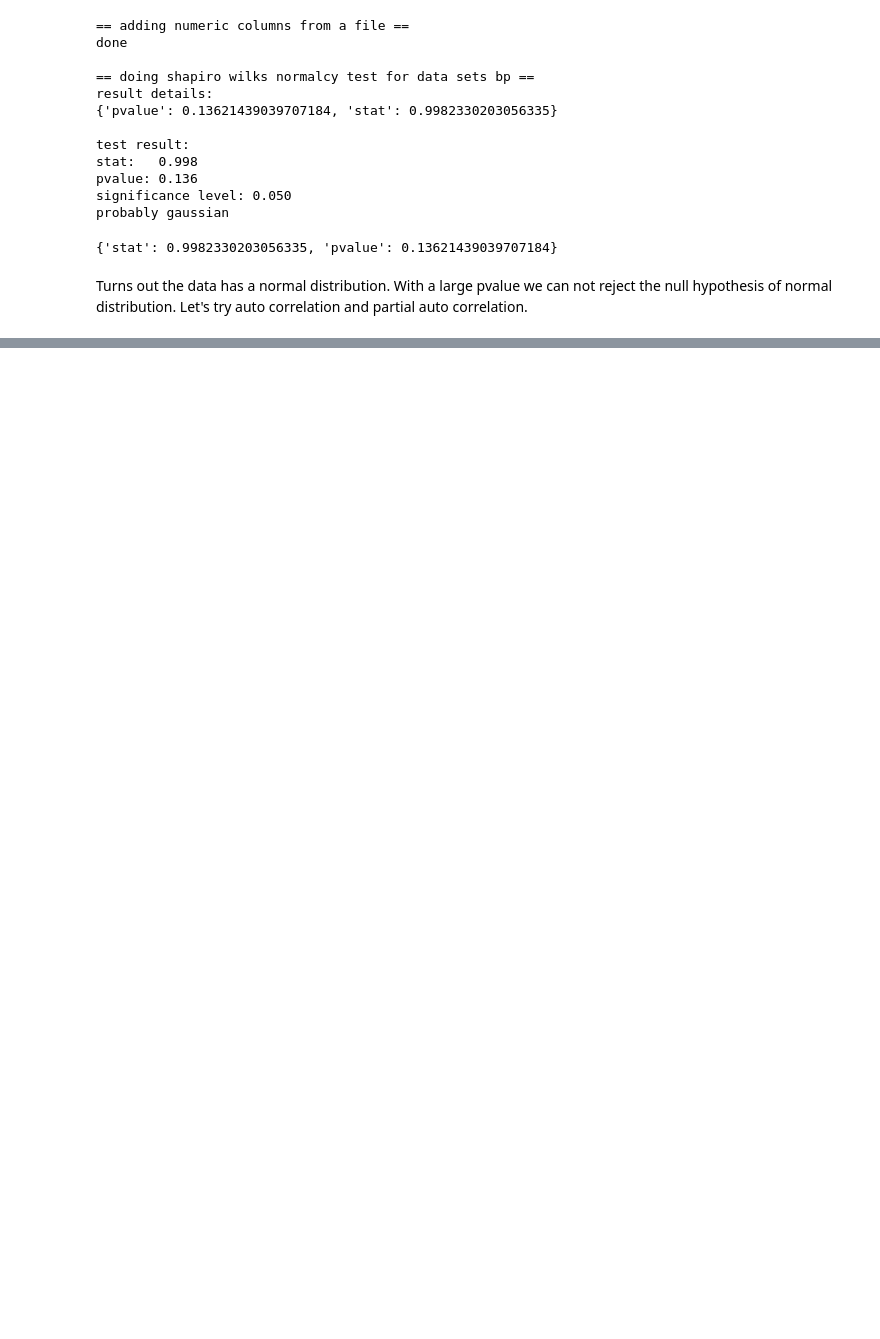
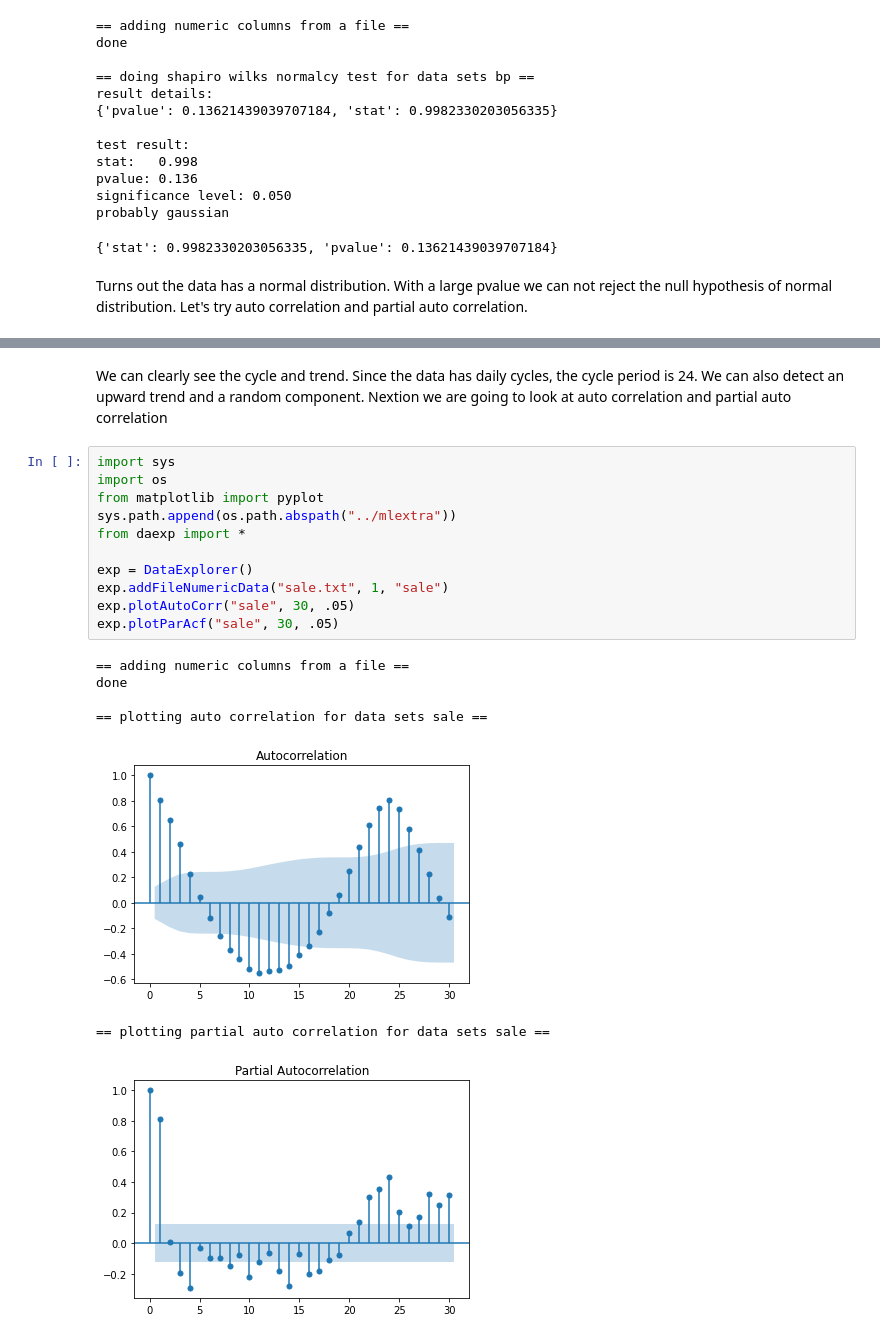
Before and after one commit to pranab/avenir, a Jupyter notebook: python/nbook/tsexpl.ipynb, the cells around one changed output, grey strips where cells are left out. Saved outputs shown, nothing was run; the diff lists cells and outputs as text; blank space fills up the shorter version.

```diff
--- a/python/nbook/tsexpl.ipynb
+++ b/python/nbook/tsexpl.ipynb
@@ -215,0 +252,21 @@ Both auto correlation and partial auto correlation has significant peaks as non
+# %% [markdown]
+We can clearly see the cycle and trend. Since the data has daily cycles, the cycle period is 24. We can also detect an upward trend and a random component. Nextion  we are going to look at auto correlation and partial auto correlation
+# %%
+import sys
+import os
+from matplotlib import pyplot
+sys.path.append(os.path.abspath("../mlextra"))
+from daexp import *
+
+exp = DataExplorer()
+exp.addFileNumericData("sale.txt", 1, "sale")
+exp.plotAutoCorr("sale", 30, .05)
+exp.plotParAcf("sale", 30, .05)
+# %% [output]
+== adding numeric columns from a file ==
+done
+
+== plotting auto correlation for data sets sale ==
+[figure, added]
+== plotting partial auto correlation for data sets sale ==
+[figure, added]
```
Also changed, not shown: parts of 12 cells of this notebook.
